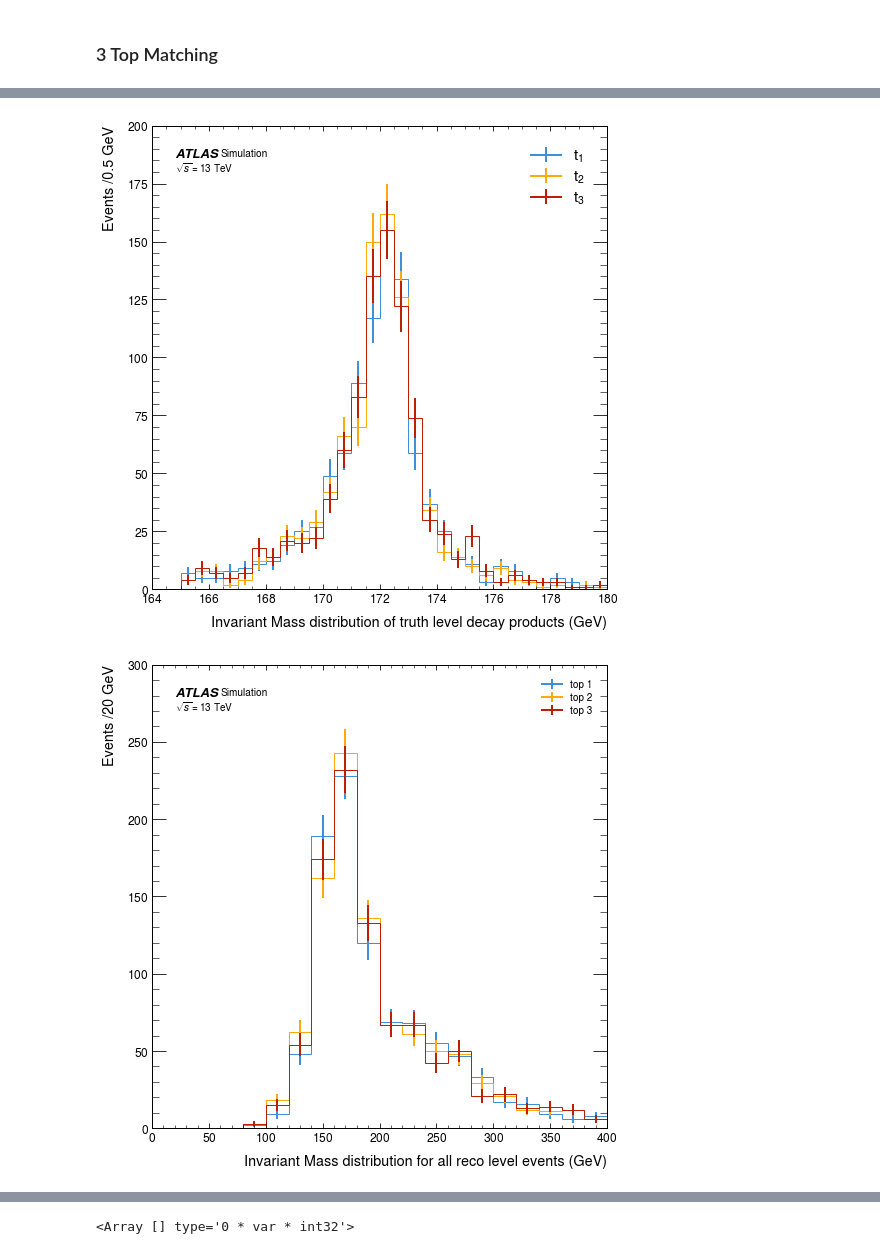
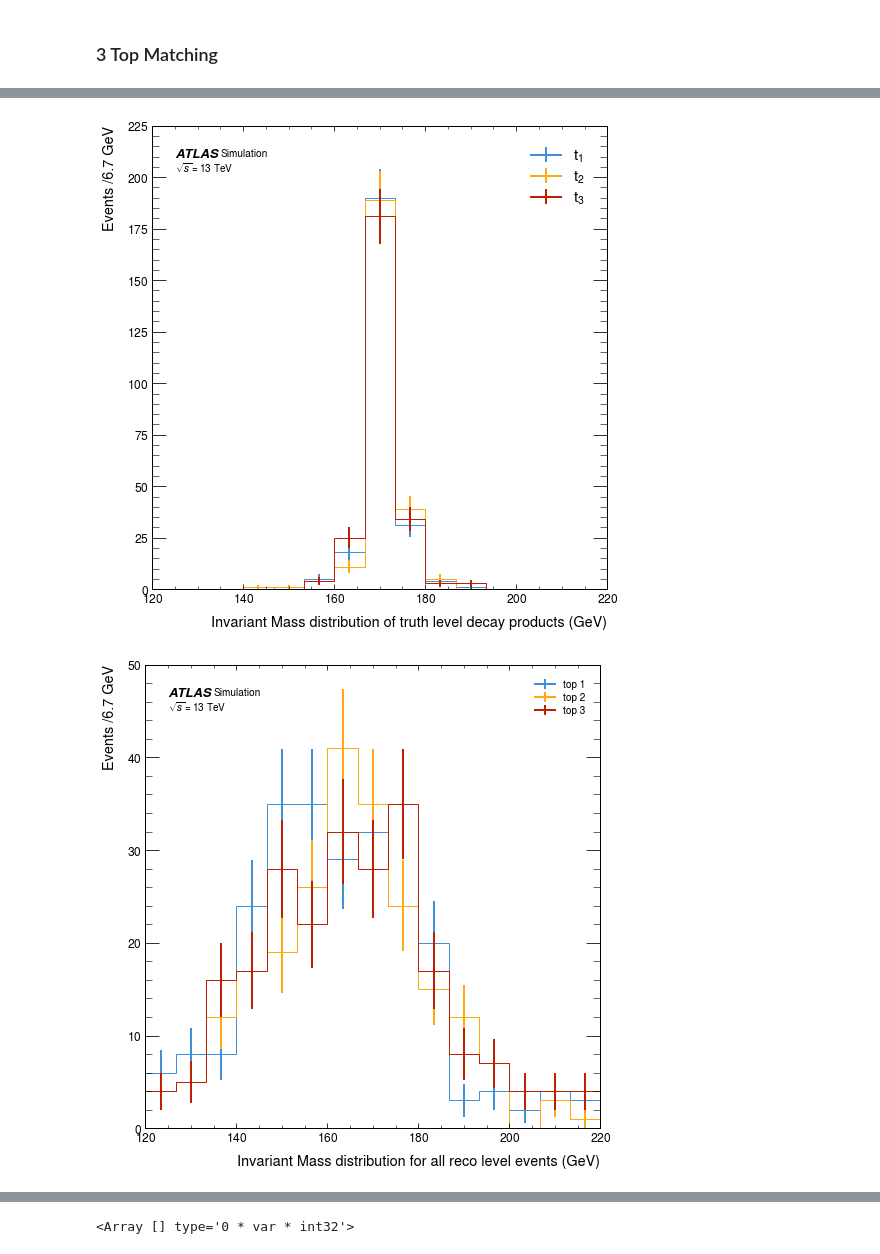
Before and after one commit to archiebrooks02/MPHYS-4Top, a Jupyter notebook: matching_bigdata.ipynb, the cells around one changed output, grey strips where cells are left out. Cells and saved outputs as stored; diff of their text form; code cells hidden in the pictures.

Commit message:
Improved 4t matching and split into channel

```diff
--- a/matching_bigdata.ipynb
+++ b/matching_bigdata.ipynb
@@ -417,13 +626,15 @@ tree3j_truth.keys()
 # %%
-tree3j = uproot.open(directory + "tttj_with_truth_nov13.root")
+tree3j = uproot.open(directory + "tttj_skimmed_nov14.root")
 tree3j_truth = tree3j['Truth;1']
 tree3j_reco = tree3j['Reco;1']
 
 events_3tj_truth = tree3j_truth.arrays(['b_id', 'b_pt', 'b_eta', 'b_phi', 'b_e', 'b_mass', 'W_decay_id', 'W_decay_pt', 'W_decay_eta', 'W_decay_phi', 'W_decay_e', 'W_decay_mass'])
 events_3tj_partonic = tree3j_truth.arrays(['top_pt', 'top_eta', 'top_phi', 'top_e', 'top_mass', 'top_id', 'W_pt', 'W_eta', 'W_phi', 'W_e', 'W_mass', 'W_id',])
-events_3tj_reco = tree3j_reco.arrays(['jet_pt', 'jet_eta', 'jet_phi', 'jet_mass', 'jet_btag', 'el_pt', 'el_eta', 'el_phi', 'el_charge', 'mu_pt', 'mu_charge', 'met_met', 'met_eta', 'met_phi'])
+events_3tj_reco = tree3j_reco.arrays(['jet_pt', 'jet_eta', 'jet_phi', 'jet_mass', 'jet_btag', 'el_pt', 'el_eta', 'el_phi', 'el_charge', 'mu_pt','mu_eta', 'mu_phi', 'mu_charge', 'met_met', 'met_eta', 'met_phi'])
 events_3tj_reco['el_mass'] = 0.511e-3 * np.ones_like(events_3tj_reco['el_pt'])
 events_3tj_reco['mu_mass'] = 0.1057 * np.ones_like(events_3tj_reco['mu_pt'])
+
+print(len(events_3tj_truth))
 
 x = events_3tj_truth['W_decay_id'][(events_3tj_truth['W_decay_id']==15)|(events_3tj_truth['W_decay_id']==-15)]
 events_3tj_reco = events_3tj_reco[ak.num(x)==0]
@@ -431,6 +642,8 @@ events_3tj_partonic = events_3tj_partonic[ak.num(x)==0]
 events_3tj_truth = events_3tj_truth[ak.num(x)==0]
 
 good_events = (ak.num(events_3tj_truth['b_id'])==3)
+
+print(len(events_3tj_truth))
 
 jet_pt_3tj = events_3tj_reco['jet_pt'][(events_3tj_reco['jet_eta']<2.5) & (events_3tj_reco['jet_eta']>-2.5)]
 jet_eta_3tj = events_3tj_reco['jet_eta'][(events_3tj_reco['jet_eta']<2.5) & (events_3tj_reco['jet_eta']>-2.5)]
@@ -442,17 +655,20 @@ electron_eta_3tj = events_3tj_reco['el_eta'][(events_3tj_reco['el_pt'] > 15) & (
 electron_phi_3tj = events_3tj_reco['el_phi'][(events_3tj_reco['el_pt'] > 15) & (events_3tj_reco['el_eta'] < 2.47) & (events_3tj_reco['el_eta'] > -2.47)]
 electron_mass_3tj = events_3tj_reco['el_mass'][(events_3tj_reco['el_pt'] > 15) & (events_3tj_reco['el_eta'] < 2.47) & (events_3tj_reco['el_eta'] > -2.47)]
 
-"""
 muon_pt_3tj = events_3tj_reco['mu_pt'][(events_3tj_reco['mu_pt']>15) & (events_3tj_reco['mu_eta']<2.5) & (events_3tj_reco['mu_eta']>-2.5)]
 muon_eta_3tj = events_3tj_reco['mu_eta'][(events_3tj_reco['mu_pt']>15) & (events_3tj_reco['mu_eta']<2.5) & (events_3tj_reco['mu_eta']>-2.5)]
 muon_phi_3tj = events_3tj_reco['mu_phi'][(events_3tj_reco['mu_pt']>15) & (events_3tj_reco['mu_eta']<2.5) & (events_3tj_reco['mu_eta']>-2.5)]
 muon_mass_3tj = events_3tj_reco['mu_mass'][(events_3tj_reco['mu_pt']>15) & (events_3tj_reco['mu_eta']<2.5) & (events_3tj_reco['mu_eta']>-2.5)]
-"""
 
-reco_pt_3tj = ak.concatenate((jet_pt_3tj,electron_pt_3tj), axis=1)
-reco_eta_3tj = ak.concatenate((jet_eta_3tj,electron_eta_3tj), axis=1)
-reco_phi_3tj = ak.concatenate((jet_phi_3tj,electron_phi_3tj), axis=1)
-reco_mass_3tj = ak.concatenate((jet_mass_3tj,electron_mass_3tj), axis=1)
+lepton_pt_3tj = ak.concatenate((muon_pt_3tj,electron_pt_3tj), axis=1)
+lepton_eta_3tj = ak.concatenate((muon_eta_3tj,electron_eta_3tj), axis=1)
+lepton_phi_3tj = ak.concatenate((muon_phi_3tj,electron_phi_3tj), axis=1)
+lepton_mass_3tj = ak.concatenate((muon_mass_3tj,electron_mass_3tj), axis=1)
+
+reco_pt_3tj = ak.concatenate((jet_pt_3tj,lepton_pt_3tj), axis=1)
+reco_eta_3tj = ak.concatenate((jet_eta_3tj,lepton_eta_3tj), axis=1)
+reco_phi_3tj = ak.concatenate((jet_phi_3tj,lepton_phi_3tj), axis=1)
+reco_mass_3tj = ak.concatenate((jet_mass_3tj,lepton_mass_3tj), axis=1)
 
 b_pt_3tj = events_3tj_truth['b_pt']
 b_eta_3tj = events_3tj_truth['b_eta']
@@ -460,7 +676,6 @@ b_phi_3tj = events_3tj_truth['b_phi']
 b_mass_3tj = events_3tj_truth['b_mass']
 b_e_3tj = events_3tj_truth['b_e']
 b_id_3tj = events_3tj_truth['b_id']
-
 
 w_decay_pt_3tj = events_3tj_truth['W_decay_pt']
 w_decay_eta_3tj = events_3tj_truth['W_decay_eta']
@@ -479,7 +694,7 @@ truth_id_3tj = ak.concatenate((b_id_3tj,w_decay_id_3tj), axis=1)
 reco_3tj = vector.zip({'pt':reco_pt_3tj,'eta':reco_eta_3tj,'phi':reco_phi_3tj,'mass':reco_mass_3tj})
 truth_3tj = vector.zip({'pt':truth_pt_3tj,'eta':truth_eta_3tj,'phi':truth_phi_3tj,'mass':truth_mass_3tj})
 
-reco_3tj_leptons = vector.zip({'pt':electron_pt_3tj,'eta':electron_eta_3tj,'phi':electron_phi_3tj,'mass':electron_mass_3tj})
+reco_3tj_leptons = vector.zip({'pt':lepton_pt_3tj,'eta':lepton_eta_3tj,'phi':lepton_phi_3tj,'mass':lepton_mass_3tj})
 reco_3tj_jets = vector.zip({'pt':jet_pt_3tj,'eta':jet_eta_3tj,'phi':jet_phi_3tj,'mass':jet_mass_3tj})
 
 truth_3tj = truth_3tj[(ak.num(reco_3tj)!=0)]
@@ -496,5 +714,5 @@ truth_id_3tj = ak.concatenate((truth_id_3tj[good_events],truth_id_3tj[~good_even
 # %%
-fully_matched_3tj, truth_3tj_test = truth_matching(truth_3tj, truth_id_3tj, reco_3tj_jets, reco_3tj_leptons)
+fully_matched_3tj, truth_3tj_test, _ = truth_matching(truth_3tj, truth_id_3tj, reco_3tj_jets, reco_3tj_leptons)
 
 fully_matched_ids_3tj = fully_matched_3tj['truth']['id']
 
@@ -519,21 +735,21 @@ len(fully_matched_3tj)
 # %%
 fig, ax = plt.subplots(nrows = 1, ncols = 1, figsize = (8,8))
-histogram([t1.m, t2.m, t3.m], 30, [r't$_1$', r't$_2$', r't$_3$'], ax, density = False, x_units='GeV', set_range=(165,180))
+histogram([t1.m, t2.m, t3.m], 15, [r't$_1$', r't$_2$', r't$_3$'], ax, density = False, x_units='GeV', set_range=(120,220))
 ax.set_xlabel(r'Invariant Mass distribution of truth level decay products (GeV)')
 ax.legend(fontsize=15)
 plt.subplots_adjust(hspace=0.25)
 
 plt.show()
 # %% [output]
-[figure, old version]
+[figure, new version]
 # %%
 fig, ax = plt.subplots(nrows = 1, ncols = 1, figsize = (8,8))
-histogram([top_1_3tj.m, top_2_3tj.m, top_3_3tj.m], 20, ['top 1', 'top 2', 'top 3'], ax, density = False, x_units='GeV', set_range=(0,400))
+histogram([top_1_3tj.m, top_2_3tj.m, top_3_3tj.m], 15, ['top 1', 'top 2', 'top 3'], ax, density = False, x_units='GeV', set_range=(120,220))
 ax.set_xlabel(r'Invariant Mass distribution for all reco level events (GeV)')
 plt.subplots_adjust(hspace=0.25)
 plt.show()
 # %% [output]
-[figure, old version]
+[figure, new version]
 # %%
 reco_tops_3tj = ak.concatenate((top_1_3tj, top_2_3tj, top_3_3tj))
 truth_tops_3tj = ak.concatenate((t1, t2, t3))
```
Also changed, not shown: parts of 29 cells of this notebook.
